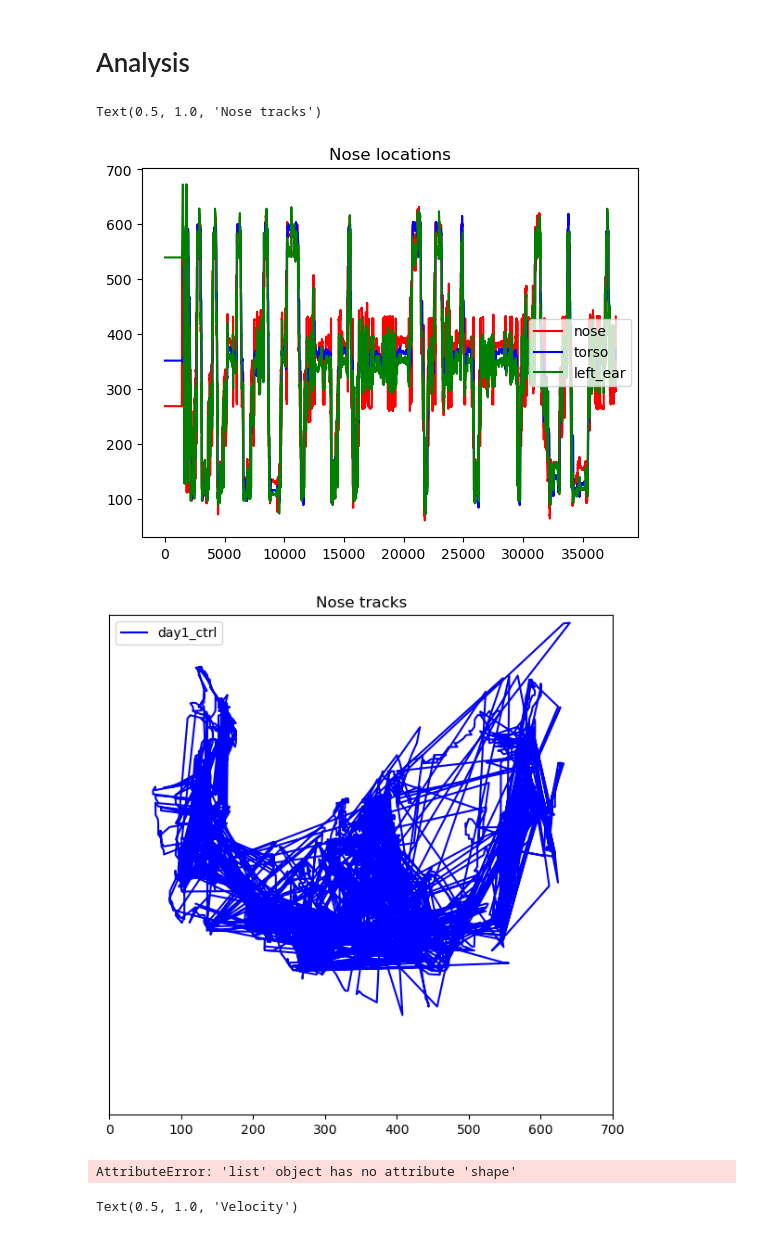
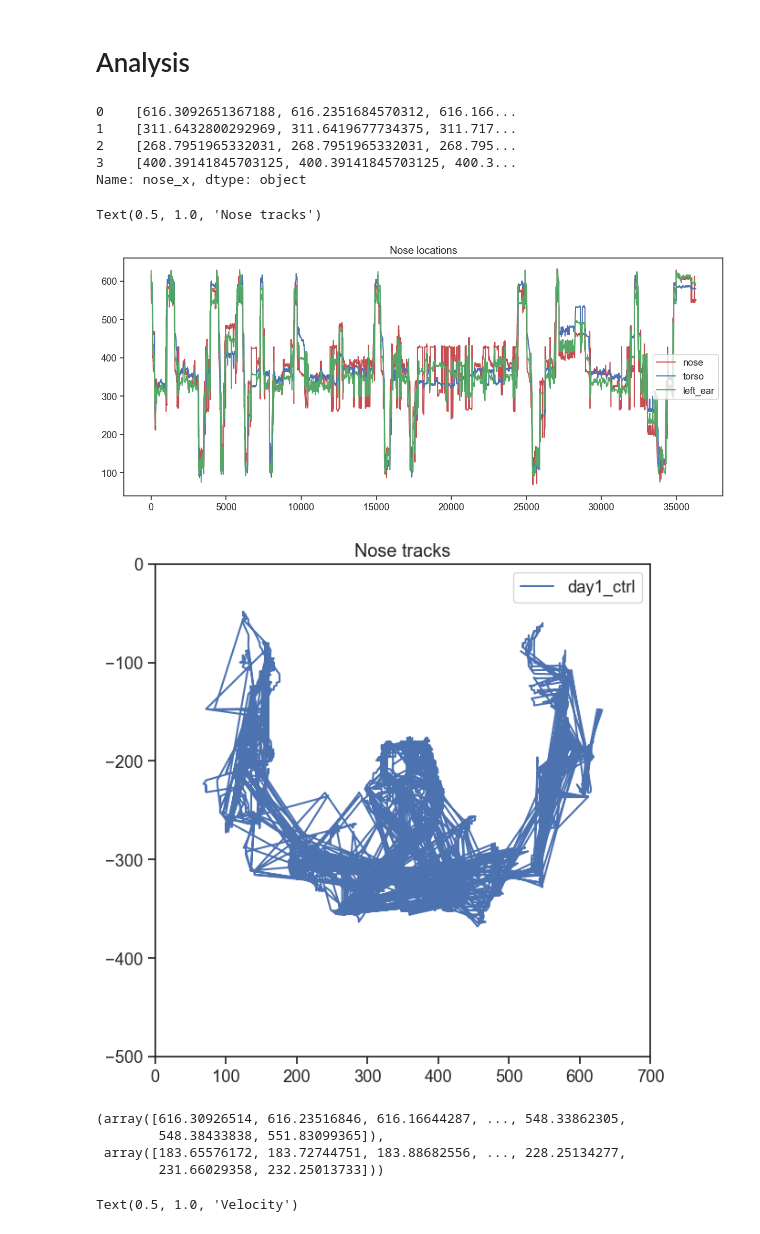
Before and after one commit to ellaksay2/dev, a Jupyter notebook: python/notebooks/SLEAP_analysis_v2.ipynb, the cells around one changed output. Saved outputs shown, nothing was run; the diff lists cells and outputs as text; code cells hidden in the pictures.

```diff
--- a/python/notebooks/SLEAP_analysis_v2.ipynb
+++ b/python/notebooks/SLEAP_analysis_v2.ipynb
@@ -174,7 +174,7 @@ print(df)
 
 None
 # %%
-directory_path = '/Volumes/groups/giocomo/esay/behavior/1.SLEAP/h5/Archive'  # Replace with your directory path
+directory_path = '/Users/ellasay/Google Drive/My Drive/can_project/behavior/1.SLEAP/h5/Archive'  # Replace with your directory path
 df = import_h5_dir(directory_path)
 print(df)
 # %% [output]
@@ -249,35 +254,43 @@ print(df.shape)
 # %%
 sns.set('notebook', 'ticks', font_scale=1.2)
 mpl.rcParams['figure.figsize'] = [15,6]
+# %%
+df['nose_x']
+# %% [output]
+0    [616.3092651367188, 616.2351684570312, 616.166...
+1    [311.6432800292969, 311.6419677734375, 311.717...
+2    [268.7951965332031, 268.7951965332031, 268.795...
+3    [400.39141845703125, 400.39141845703125, 400.3...
+Name: nose_x, dtype: object
 # %%
-i = 3
+i = 0
 plt.figure()
 plt.plot(df['nose_x'].iloc[i], 'r',label='nose')
 # plt.plot(-1*nose_loc[:,1,0], 'r')
 plt.plot(df['torso_x'].iloc[i], 'b',label='torso')
 plt.plot(df['leftear_x'].iloc[i], 'g',label='left_ear')
 # plt.plot(rightear_loc[:,0,0], 'y',label='right_ear')
 
 plt.legend(loc="center right")
 plt.title('Nose locations')
 
 
 plt.figure(figsize=(7,7))
 plt.plot(df['nose_x'][i],-1*df['nose_y'][i], 'b',label='day1_ctrl')
 plt.legend()
 
 plt.xlim(0,700)
-#plt.xticks([])
+# plt.xticks([])
 
 plt.ylim(-500,0)
-plt.yticks([])
+#plt.yticks([])
 plt.title('Nose tracks')
 
 # color 250-450 as "interaction phase"
 # %% [output]
 Text(0.5, 1.0, 'Nose tracks')
-[figure, old version]
+[figure, new version]
-[figure, old version]
+[figure, new version]
 # %%
 
 def smooth_diff(node_loc, win=25, poly=3):
@@ -299,10 +312,15 @@ def smooth_diff(node_loc, win=25, poly=3):
 
     return node_vel
 # %%
-nose_vel = smooth_diff([df['nose_x'].iloc[i],df['nose_y'].iloc[i]])
+nose_loc = df['nose_x'].iloc[i],df['nose_y'].iloc[i]
+nose_loc
+# nose_vel = smooth_diff(nose_loc)
 # torso_vel = smooth_diff(torso_loc[:,:,0])
 # %% [output]
-AttributeError: 'list' object has no attribute 'shape'
+(array([616.30926514, 616.23516846, 616.16644287, ..., 548.33862305,
+        548.38433838, 551.83099365]),
+ array([183.65576172, 183.72744751, 183.88682556, ..., 228.25134277,
+        231.66029358, 232.25013733]))
 # %%
 fig = plt.figure(figsize=(15,7))
 ax1 = fig.add_subplot(211)
```
Also changed, not shown: parts of 6 cells of this notebook.
